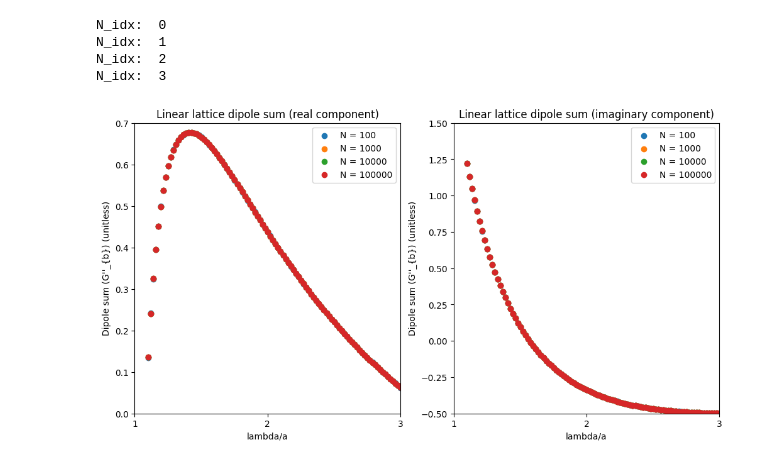
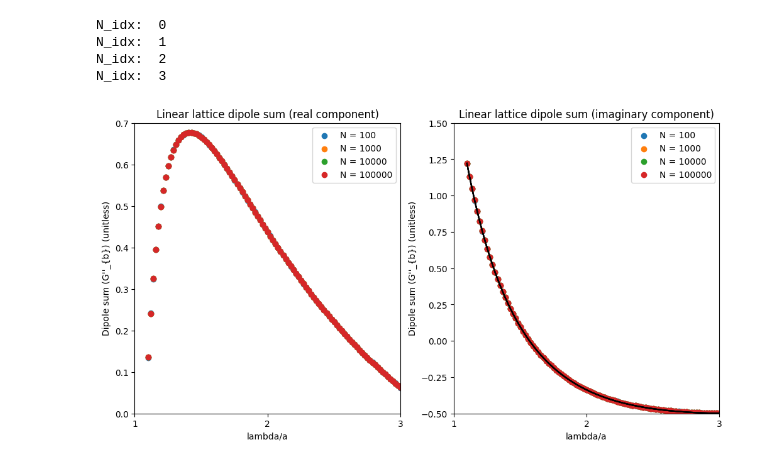
Before and after one commit to AliGhorashiCMT/Coherent-Perfect-Absorption, a Jupyter notebook: spheres/Dipole lattice sums.ipynb, the cells around one changed output. Saved outputs shown, nothing was run; the diff lists cells and outputs as text; code cells hidden in the pictures.

Commit message:
Dipole lattice sum closed form

```diff
--- a/spheres/Dipole lattice sums.ipynb
+++ b/spheres/Dipole lattice sums.ipynb
@@ -177,6 +177,10 @@ def one_term_cylinder_yy(n, lambda_):
     kr = (2*pi/lambda_)*n
     coeff = -(1j/4)*(2*pi/n)/lambda_
     return coeff * hankel1(1, kr)
+
+def closed_form_cylinder_yy_imaginary(lambda_):
+    k = (2*pi/lambda_)
+    return -k/2+k**2/8
 # %%
 M = 100
 lambda_v = linspace(1.1, 3, M)
@@ -199,31 +203,31 @@ N_idx:  3
 # %%
 fig, (ax1, ax2) = plt.subplots(1, 2, figsize=(12, 6))
 for (N, dipole_sums_cylinder) in zip(N_v, dipole_sums_cylinder_v):
     ax1.scatter(lambda_v, dipole_sums_cylinder.real, label=f"N = {N}")
     ax2.scatter(lambda_v, dipole_sums_cylinder.imag, label=f"N = {N}")
-
+    ax2.plot(lambda_v, closed_form_cylinder_yy_imaginary(lambda_v), linestyle="solid", color="black")
 ax1.set_ylabel("Dipole sum (G''_{b}) (unitless)");
 ax2.set_ylabel("Dipole sum (G''_{b}) (unitless)");
 
 ax1.set_xlabel("lambda/a")
 ax2.set_xlabel("lambda/a")
 
 ax1.set_title("Linear lattice dipole sum (real component)");
 ax2.set_title("Linear lattice dipole sum (imaginary component)");
 
 ax1.legend();
 ax1.set_xlim(lambda_v.min(), lambda_v.max());
 
 ax2.legend();
 ax2.set_xlim(lambda_v.min(), lambda_v.max());
 
 ax1.set_xlim(1, 3)
 ax2.set_xlim(1, 3)
 
 ax1.set_ylim(0, 0.7)
 ax2.set_ylim(-0.5, 1.5);
 
 ax1.set_xticks([1, 2, 3])
 ax2.set_xticks([1, 2, 3]);
 # %% [output]
-[figure, old version]
+[figure, new version]
```
